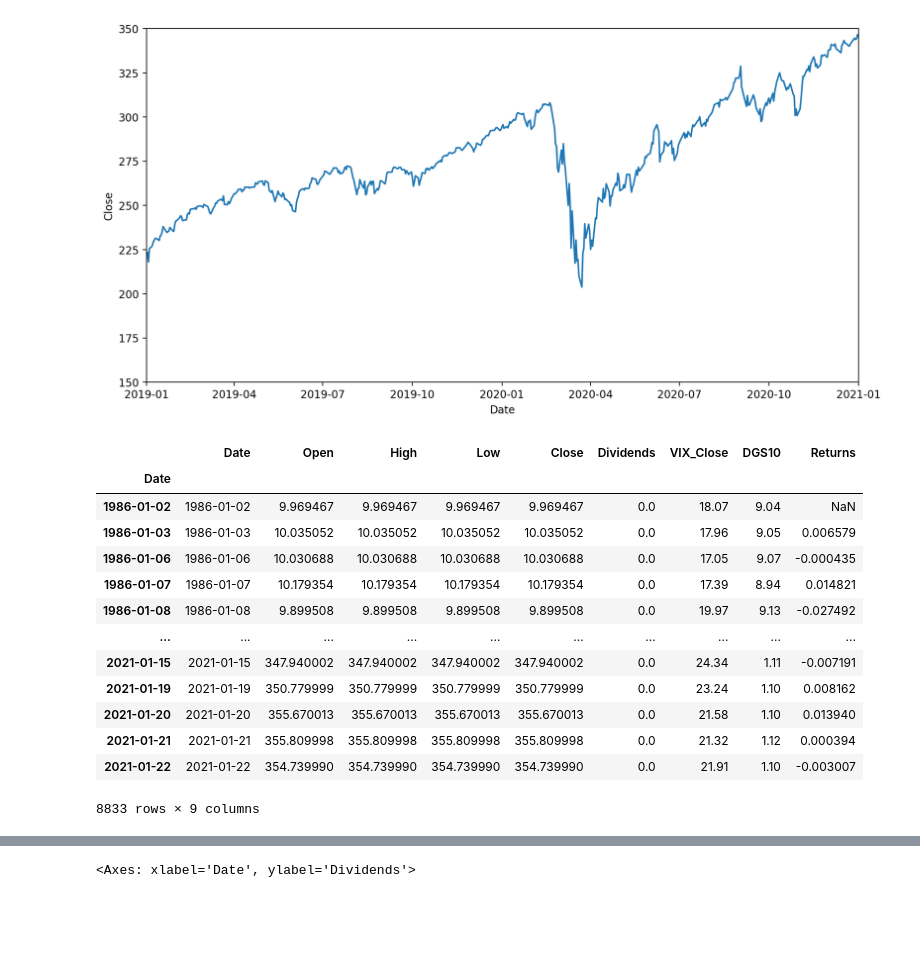
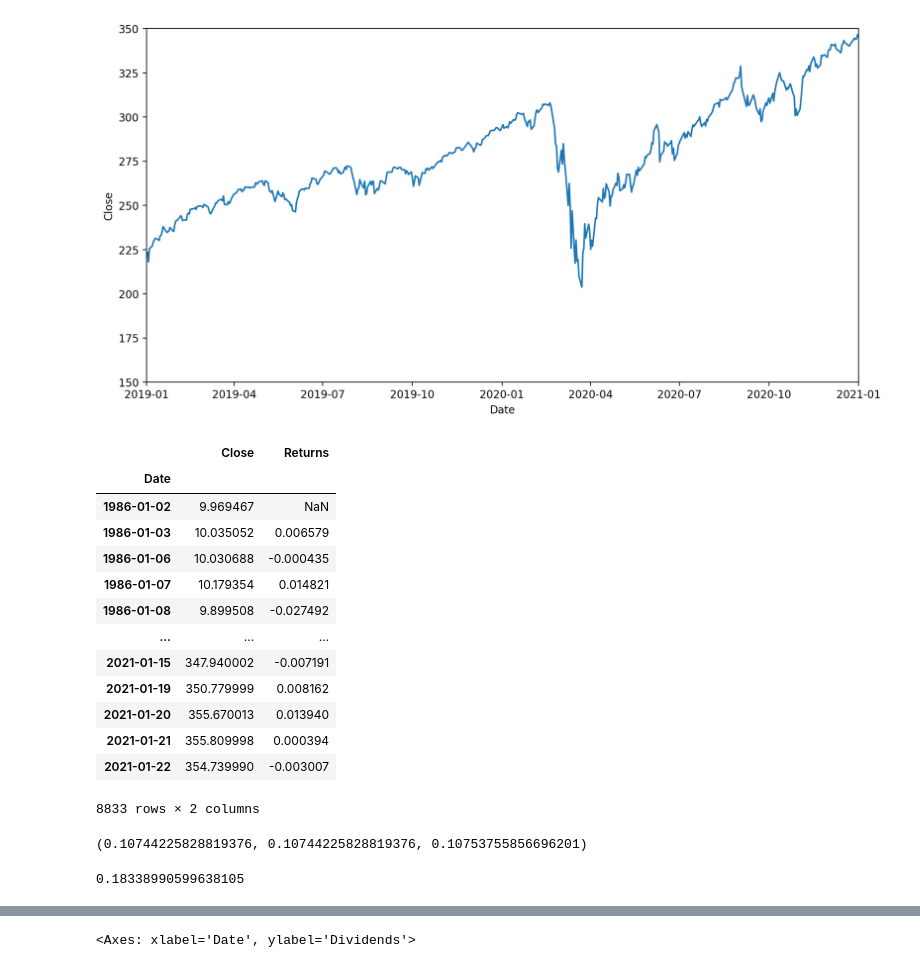
Before and after one commit to Den-is-me/test_ff, a Jupyter notebook: test_ff.ipynb, the cells around one changed output, grey strips where cells are left out. Cells and saved outputs as stored; diff of their text form; code cells hidden in the pictures; blank space fills up the shorter version.

```diff
--- a/test_ff.ipynb
+++ b/test_ff.ipynb
@@ -445,47 +444,61 @@ plt.ylim((150, 350))
 # %% [output]
 (150.0, 350.0)
 [figure]
+# %%
+data[['Close', 'Returns']]
+# %% [output]
+|  | Close | Returns |
+| Date |  |  |
+| 1986-01-02 | 9.969467 | NaN |
+| 1986-01-03 | 10.035052 | 0.006579 |
+| 1986-01-06 | 10.030688 | -0.000435 |
+| 1986-01-07 | 10.179354 | 0.014821 |
+| 1986-01-08 | 9.899508 | -0.027492 |
+| ... | ... | ... |
+| 2021-01-15 | 347.940002 | -0.007191 |
+| 2021-01-19 | 350.779999 | 0.008162 |
+| 2021-01-20 | 355.670013 | 0.013940 |
+| 2021-01-21 | 355.809998 | 0.000394 |
+| 2021-01-22 | 354.739990 | -0.003007 |
+8833 rows × 2 columns
+# %%
+# Вычислим коэффициенты CAGR и sharp для стратегии BuyAndHold на всех данных.
+
+CAGR = (data.iloc[-1]['Close'] / data.iloc[0]['Close']) ** (1/35) - 1
+
+# CAGR отличается от заявленного в задании, расчитаем с  дивидендами
+
+CAGR_not_div = (data.iloc[-1]['Close'] / data.iloc[0]['Close']) ** (1/35) - 1
+# %% [output]
+(0.10744225828819376, 0.10744225828819376, 0.10753755856696201)
 # %%
 # from keras.models import Sequential
 # from keras.layers import Dense, LSTM
 
 
 data_test = data.copy()
+
 data_test.index = data_test.Date
+data_test['RiskFreeRate'] = data_test['DGS10'] / 100 / 252
+data_test['Excess_Return'] = data_test['Returns'] - data_test['RiskFreeRate']
 
-data_test = data_test.drop('Date', axis=1)
+# Коэффициент Шарпа
+rolling_sharpe_window = 252  # окно для расчета скользящего коэффициента Шарпа (252 дня = 1 год)
+data_test['Sharpe_Ratio'] = data_test['Excess_Return'].rolling(window=rolling_sharpe_window).mean() / data_test['Returns'].rolling(window=rolling_sharpe_window).std()
 
-# data_test.iloc[datetime(1986, 1, 8)]
-datetime(1986, 1, 8)
-# print(data_test[4:5:])
-# data_test.loc[datetime(1986, 1, 8)]['Close']
-data_test['Returns'] = ((data['Close'] + data['Dividends'].shift(1)) / data['Close'].shift(1)) - 1
-data_test.loc[datetime(1986,1,2):datetime(1986,1,2) + timedelta(days=7), 'Close'].max()
-data_test
+# Рассчёт CAGR
+def calculate_cagr(data):
+    n = len(data) / 252  # количество лет
+    start_value = data['Close'].iloc[0]
+    end_value = data['Close'].iloc[-1]
+    cagr = (end_value / start_value) ** (1/n) - 1
+    return cagr
 
-data_test_1 = data_test[1:3]
-data_test_2 = data_test[:6]
-data_test_2.loc[data_test_1.iloc[-1].name].shift(-1)
+data_test['CAGR'] = calculate_cagr(data)
 
-data_test_2.iloc[0].name
-
-# pd.DataFrame(index=[datetime(1986,1,2)], data={'Open_port': 1000, 'Returns': 2}).rese
-
-data
+cagr = (data_test.iloc[-1]['Close'] + data_test['Dividends'].sum() / data_test.iloc[0]['Close']) ** (1/35) - 1
+cagr
 # %% [output]
-|  | Date | Open | High | Low | Close | Dividends | VIX_Close | DGS10 | Returns |
-| Date |  |  |  |  |  |  |  |  |  |
-| 1986-01-02 | 1986-01-02 | 9.969467 | 9.969467 | 9.969467 | 9.969467 | 0.0 | 18.07 | 9.04 | NaN |
-| 1986-01-03 | 1986-01-03 | 10.035052 | 10.035052 | 10.035052 | 10.035052 | 0.0 | 17.96 | 9.05 | 0.006579 |
-| 1986-01-06 | 1986-01-06 | 10.030688 | 10.030688 | 10.030688 | 10.030688 | 0.0 | 17.05 | 9.07 | -0.000435 |
-| 1986-01-07 | 1986-01-07 | 10.179354 | 10.179354 | 10.179354 | 10.179354 | 0.0 | 17.39 | 8.94 | 0.014821 |
-| 1986-01-08 | 1986-01-08 | 9.899508 | 9.899508 | 9.899508 | 9.899508 | 0.0 | 19.97 | 9.13 | -0.027492 |
-| ... | ... | ... | ... | ... | ... | ... | ... | ... | ... |
-| 2021-01-15 | 2021-01-15 | 347.940002 | 347.940002 | 347.940002 | 347.940002 | 0.0 | 24.34 | 1.11 | -0.007191 |
-| 2021-01-19 | 2021-01-19 | 350.779999 | 350.779999 | 350.779999 | 350.779999 | 0.0 | 23.24 | 1.10 | 0.008162 |
-| 2021-01-20 | 2021-01-20 | 355.670013 | 355.670013 | 355.670013 | 355.670013 | 0.0 | 21.58 | 1.10 | 0.013940 |
-| 2021-01-21 | 2021-01-21 | 355.809998 | 355.809998 | 355.809998 | 355.809998 | 0.0 | 21.32 | 1.12 | 0.000394 |
-| 2021-01-22 | 2021-01-22 | 354.739990 | 354.739990 | 354.739990 | 354.739990 | 0.0 | 21.91 | 1.10 | -0.003007 |
-8833 rows × 9 columns
+0.18338990599638105
 # %%
 from datetime import datetime, timedelta
```
Also changed, not shown: parts of 8 cells of this notebook.
